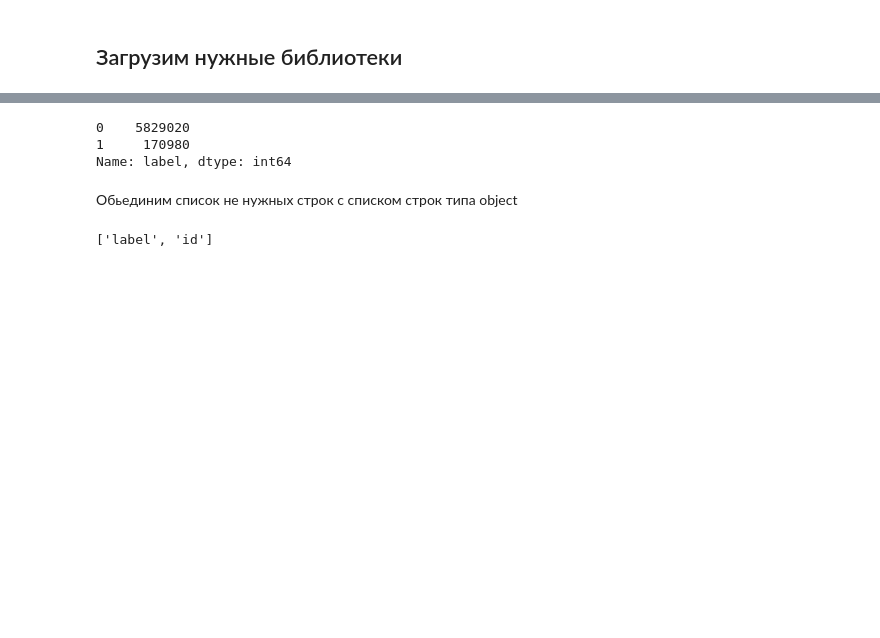
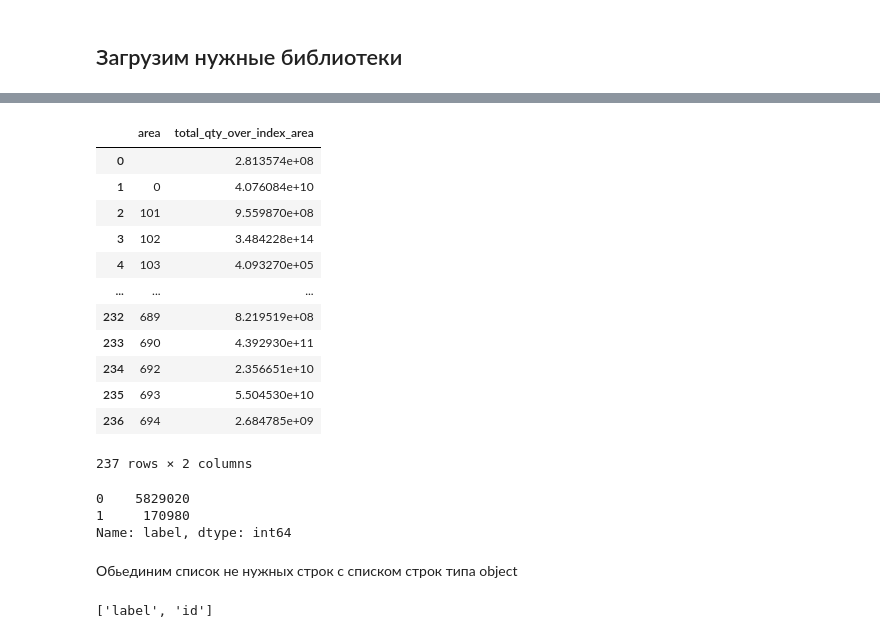
Before and after one commit to genalll/mlsport3, a Jupyter notebook: nero.ipynb, the cells around one changed output, grey strips where cells are left out. Cells and saved outputs as stored; diff of their text form; code cells hidden in the pictures; blank space fills up the shorter version.

```diff
--- a/nero.ipynb
+++ b/nero.ipynb
@@ -76,3 +111,20 @@ df
+# %%
+data_total_area = pd.read_csv("data_total_area.csv",low_memory=False)
+data_total_area
+# %% [output]
+|  | area | total_qty_over_index_area |
+| 0 |  | 2.813574e+08 |
+| 1 | 0 | 4.076084e+10 |
+| 2 | 101 | 9.559870e+08 |
+| 3 | 102 | 3.484228e+14 |
+| 4 | 103 | 4.093270e+05 |
+| ... | ... | ... |
+| 232 | 689 | 8.219519e+08 |
+| 233 | 690 | 4.392930e+11 |
+| 234 | 692 | 2.356651e+10 |
+| 235 | 693 | 5.504530e+10 |
+| 236 | 694 | 2.684785e+09 |
+237 rows × 2 columns
 # %%
 df['label'].value_counts()
 # %% [output]
```
Also changed, not shown: parts of 28 cells of this notebook, 5 other files.
